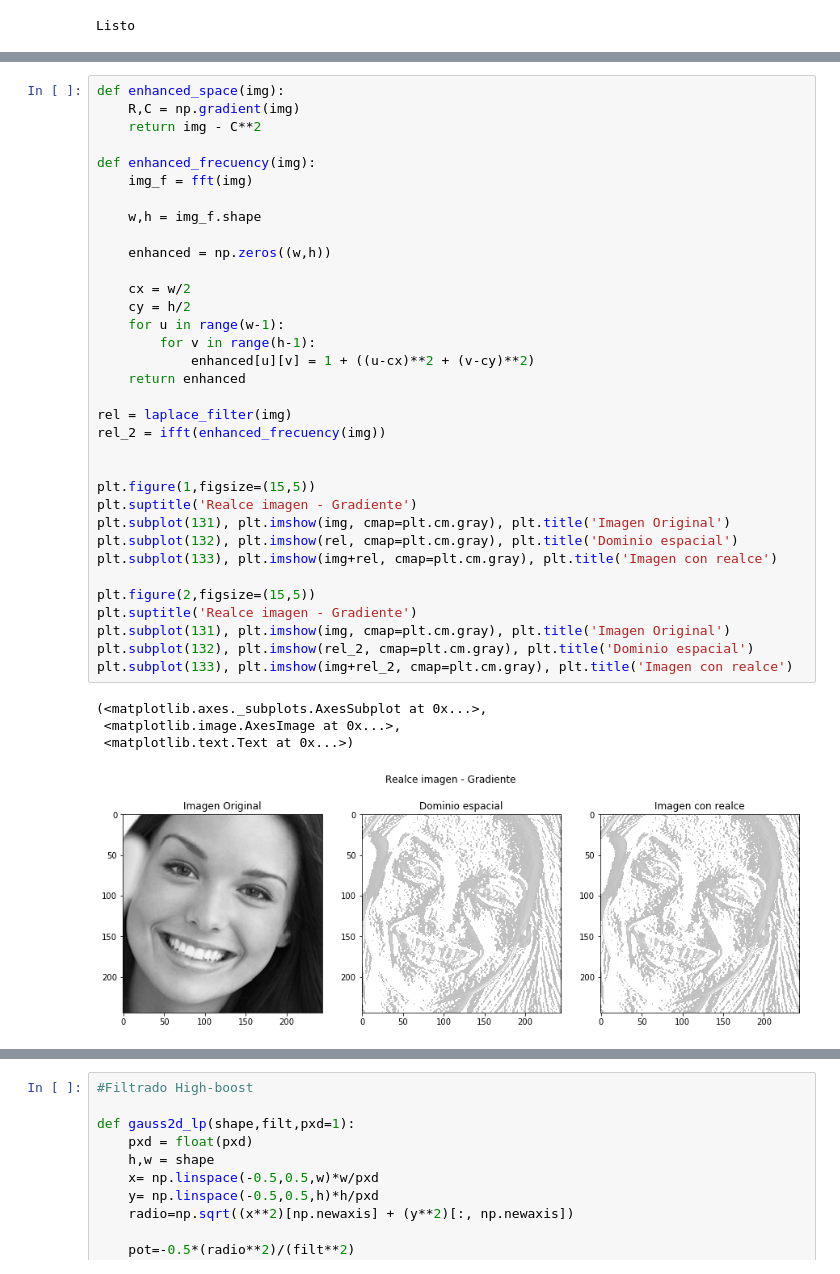
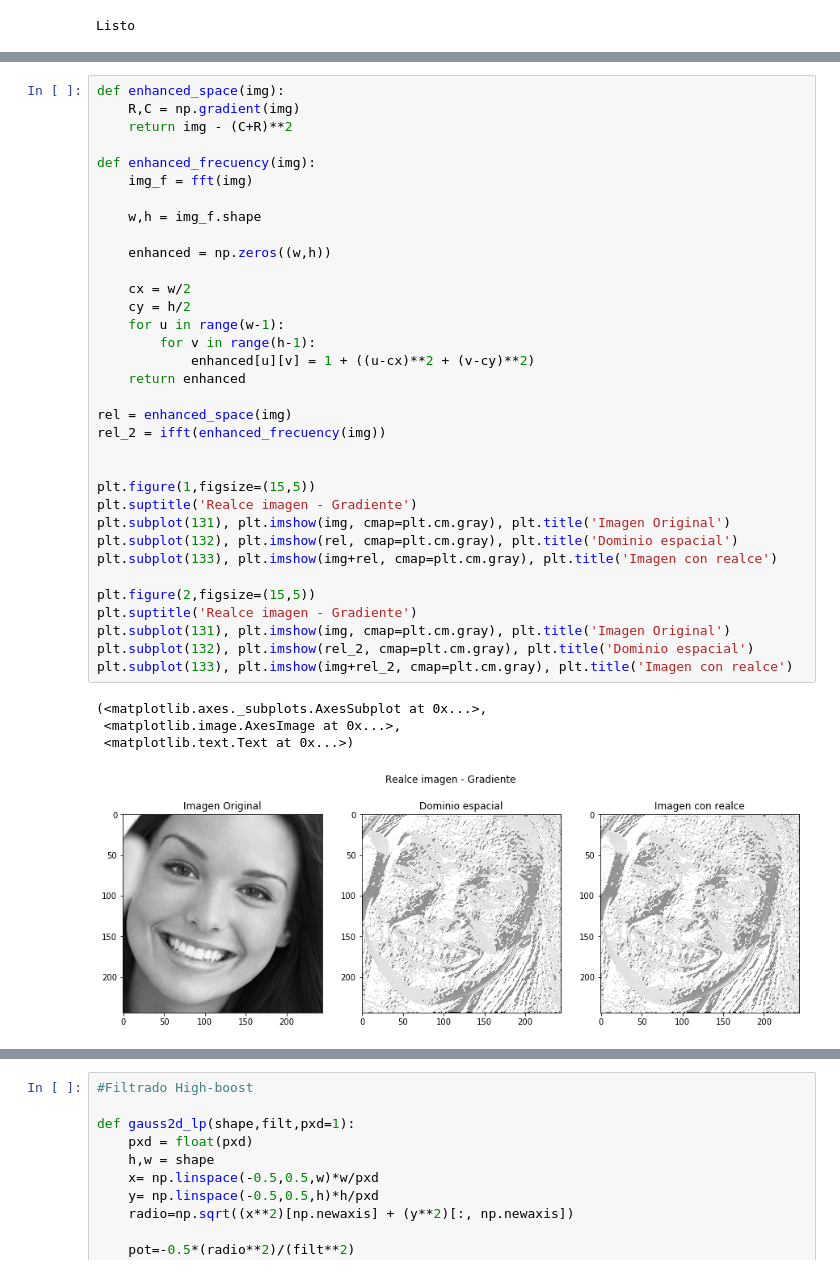
Before and after one commit to seradiazpin/MachineVisionUnal, a Jupyter notebook: Tarea5/Tarea5.ipynb, the cells around one changed output, grey strips where cells are left out. Drawn from its saved outputs; the diff is of its cells as text.

```diff
--- a/Tarea5/Tarea5.ipynb
+++ b/Tarea5/Tarea5.ipynb
@@ -53,42 +83,42 @@ plt.subplot(131), plt.imshow(fill, cmap=plt.cm.gray), plt.title('Imagen Original
 # %%
 def enhanced_space(img):
     R,C = np.gradient(img)
-    return img - C**2
+    return img - (C+R)**2
 
 def enhanced_frecuency(img):
     img_f = fft(img)
 
     w,h = img_f.shape
 
     enhanced = np.zeros((w,h))
 
     cx = w/2
     cy = h/2
     for u in range(w-1):
         for v in range(h-1):
             enhanced[u][v] = 1 + ((u-cx)**2 + (v-cy)**2)
     return enhanced
 
-rel = laplace_filter(img)
+rel = enhanced_space(img)
 rel_2 = ifft(enhanced_frecuency(img))
 
 
 plt.figure(1,figsize=(15,5))
 plt.suptitle('Realce imagen - Gradiente')
 plt.subplot(131), plt.imshow(img, cmap=plt.cm.gray), plt.title('Imagen Original')
 plt.subplot(132), plt.imshow(rel, cmap=plt.cm.gray), plt.title('Dominio espacial')
 plt.subplot(133), plt.imshow(img+rel, cmap=plt.cm.gray), plt.title('Imagen con realce')
 
 plt.figure(2,figsize=(15,5))
 plt.suptitle('Realce imagen - Gradiente')
 plt.subplot(131), plt.imshow(img, cmap=plt.cm.gray), plt.title('Imagen Original')
 plt.subplot(132), plt.imshow(rel_2, cmap=plt.cm.gray), plt.title('Dominio espacial')
 plt.subplot(133), plt.imshow(img+rel_2, cmap=plt.cm.gray), plt.title('Imagen con realce')
 # %% [output]
 (<matplotlib.axes._subplots.AxesSubplot at 0x...>,
  <matplotlib.image.AxesImage at 0x...>,
  <matplotlib.text.Text at 0x...>)
-[figure, old version]
+[figure, new version]
 [figure]
 # %%
 #Filtrado High-boost
```
Also changed, not shown: parts of 2 cells of this notebook.
